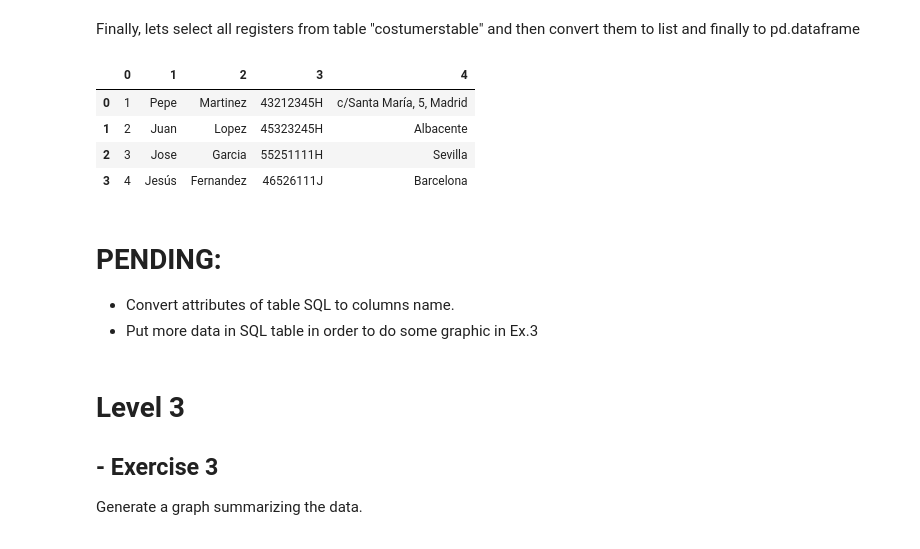
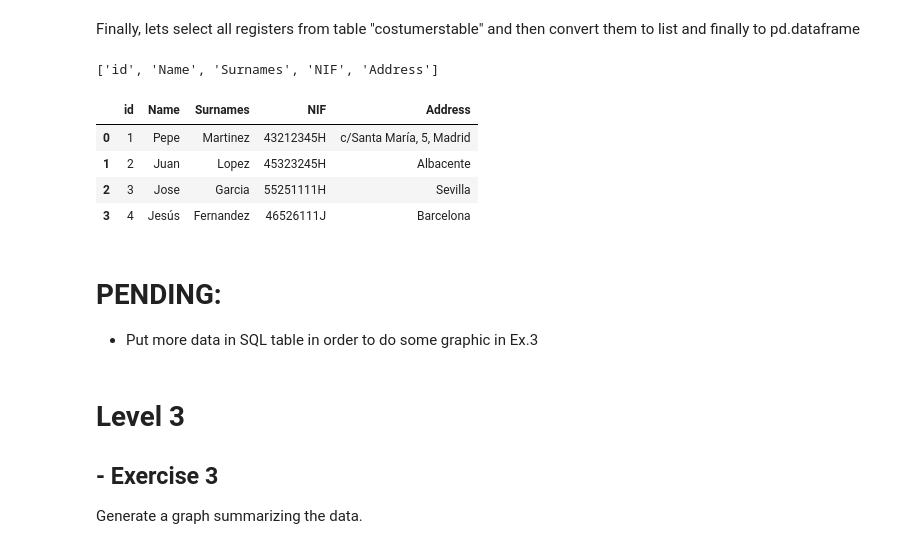
Before and after one commit to Javier-Alfonso-DS/S13_T02_MySQL_databases, a Jupyter notebook: S13_T02_MySQL_databases.ipynb, the cells around one changed output. Saved outputs shown, nothing was run; the diff lists cells and outputs as text; code cells hidden in the pictures.

```diff
--- a/S13_T02_MySQL_databases.ipynb
+++ b/S13_T02_MySQL_databases.ipynb
@@ -77,19 +83,30 @@ for tables in cursor:
 ('typeofproducts',)
 # %% [markdown]
 Finally, lets select all registers from table "costumerstable" and then convert them to list and finally to pd.dataframe
+# %%
+# First, let's take the attributes from sql table to columns in dataframe.
+cursor.execute("show COLUMNS from customerstable;")
+result = cursor.fetchall()
+
+columns = []
+for row in result:
+  columns.append(row[0])
+columns
+# %% [output]
+['id', 'Name', 'Surnames', 'NIF', 'Address']
 # %%
 cursor.execute("SELECT * FROM customerstable")
 
 result = cursor.fetchall()
 
 costumerslist = []
 for row in result:
   costumerslist.append(row)
 
-costumersdf = pd.DataFrame(costumerslist)
+costumersdf = pd.DataFrame(costumerslist,columns=columns)
 costumersdf
 # %% [output]
-|  | 0 | 1 | 2 | 3 | 4 |
+|  | id | Name | Surnames | NIF | Address |
 | 0 | 1 | Pepe | Martinez | 43212345H | c/Santa María, 5, Madrid |
 | 1 | 2 | Juan | Lopez | 45323245H | Albacente |
 | 2 | 3 | Jose | Garcia | 55251111H | Sevilla |
@@ -97,7 +114,6 @@ costumersdf
 # %% [markdown]
 # PENDING:
 
-* Convert attributes of table SQL to columns name.
 * Put more data in SQL table in order to do some graphic in Ex.3
 # %% [markdown]
 
```
Also changed, not shown: parts of 14 cells of this notebook, 1 other file.
